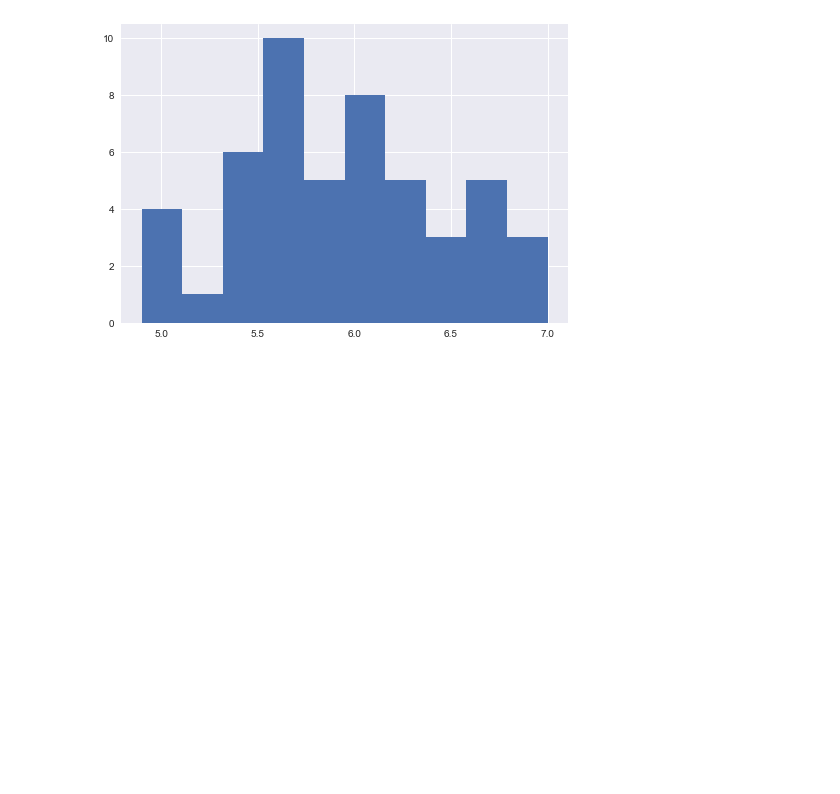
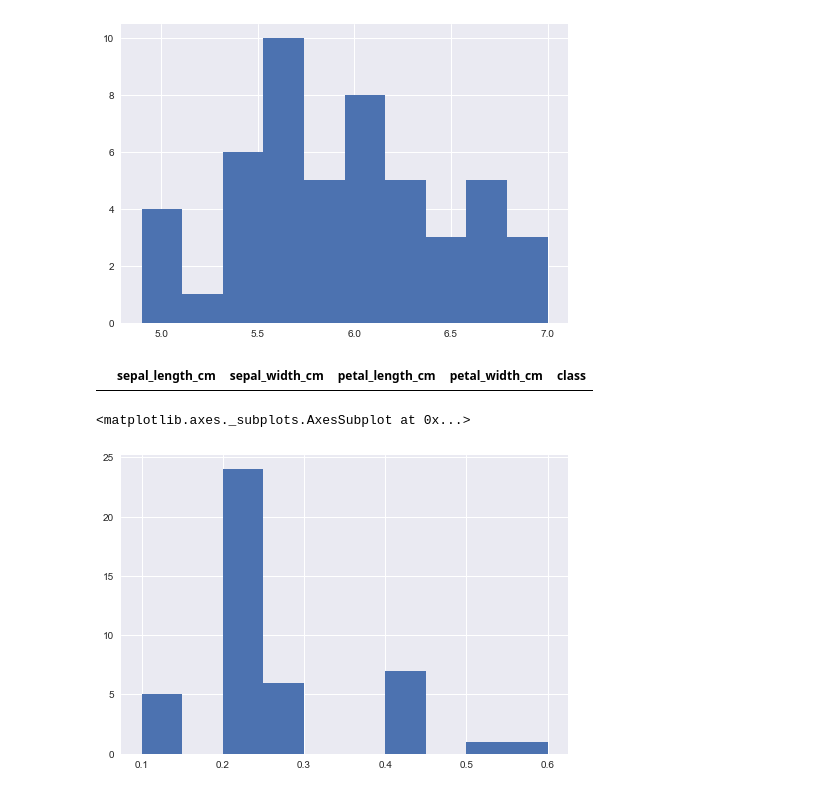
Before and after one commit to sanemkabaca/python-practice, a Jupyter notebook: Python-Practice.ipynb, the cells around one changed output. Drawn from its saved outputs; the diff is of its cells as text; code cells hidden in the pictures; blank space fills up the shorter version.

```diff
--- a/Python-Practice.ipynb
+++ b/Python-Practice.ipynb
@@ -89,3 +89,16 @@ iris_data.loc[iris_data['class'] == 'Iris-versicolor', 'sepal_length_cm'].hist()
 # %% [output]
 <matplotlib.axes._subplots.AxesSubplot at 0x...>
 [figure]
+# %%
+##instead of dropping nulls, fill with mean lengths
+iris_data.loc[(iris_data['sepal_length_cm'].isnull()) |
+              (iris_data['sepal_width_cm'].isnull()) |
+              (iris_data['petal_length_cm'].isnull()) |
+              (iris_data['petal_width_cm'].isnull())]
+# %% [output]
+|  | sepal_length_cm | sepal_width_cm | petal_length_cm | petal_width_cm | class |
+# %%
+iris_data.loc[iris_data['class'] == 'Iris-setosa', 'petal_width_cm'].hist()
+# %% [output]
+<matplotlib.axes._subplots.AxesSubplot at 0x...>
+[figure, added]
```
Also changed, not shown: parts of 24 cells of this notebook.
